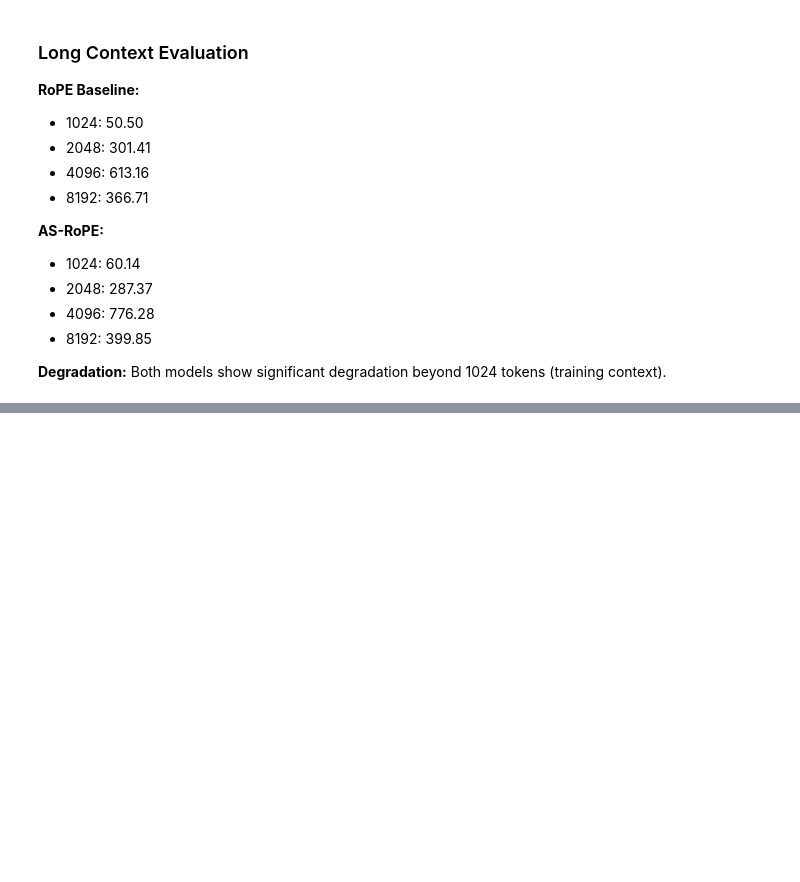
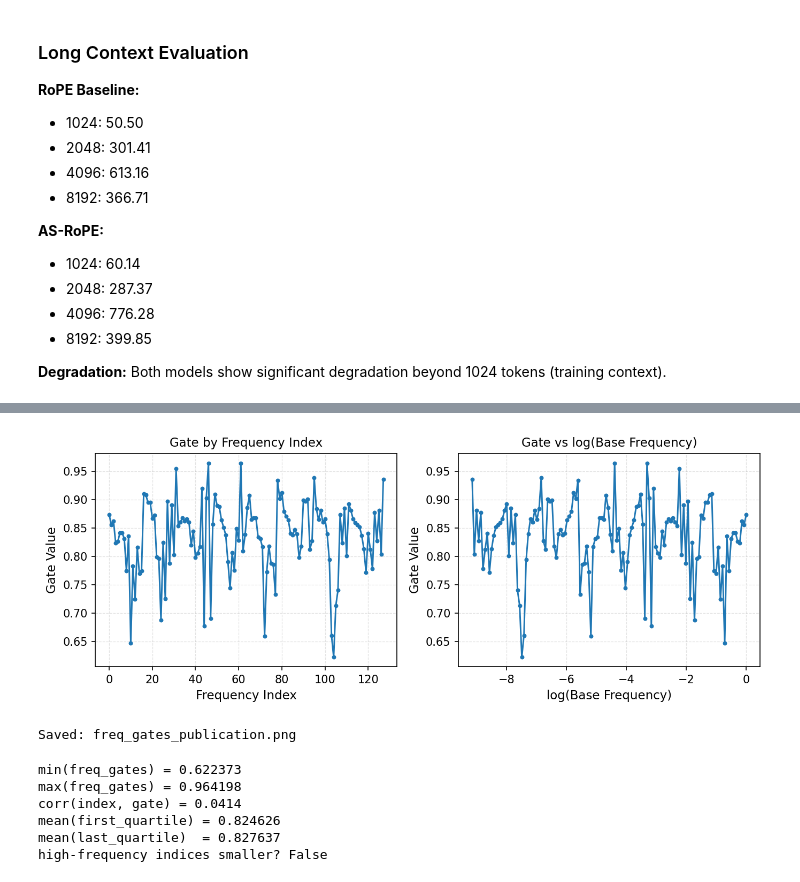
Before and after one commit to thenileshmishra/AS-RoPE, a Jupyter notebook: colab.ipynb, the cells around one changed output, grey strips where cells are left out. Cells and saved outputs as stored; diff of their text form; code cells hidden in the pictures; blank space fills up the shorter version.

```diff
--- a/colab.ipynb
+++ b/colab.ipynb
@@ -189,0 +216,76 @@ max(freq_gates)= 1.0690797567367554
+# %%
+import numpy as np
+import matplotlib.pyplot as plt
+
+if 'freq_gates' not in globals():
+    raise NameError("freq_gates tensor not found. Run Cell 9 first.")
+
+gates = freq_gates.detach().float().cpu().numpy()
+n_freq = gates.shape[0]
+d_model = n_freq * 2
+idx = np.arange(n_freq, dtype=np.float64)
+base_freq = 1.0 / (10000.0 ** ((2.0 * idx) / d_model))
+
+plt.rcParams.update({
+    "font.size": 10,
+    "axes.labelsize": 11,
+    "axes.titlesize": 11,
+    "legend.fontsize": 9,
+})
+
+fig, axes = plt.subplots(1, 2, figsize=(9.2, 3.6), dpi=150)
+
+axes[0].plot(idx, gates, marker="o", markersize=2.8, linewidth=1.4)
+axes[0].set_xlabel("Frequency Index")
+axes[0].set_ylabel("Gate Value")
+axes[0].set_title("Gate by Frequency Index")
+axes[0].grid(True, linestyle="--", linewidth=0.6, alpha=0.35)
+
+axes[1].plot(np.log(base_freq), gates, marker="o", markersize=2.8, linewidth=1.4)
+axes[1].set_xlabel("log(Base Frequency)")
+axes[1].set_ylabel("Gate Value")
+axes[1].set_title("Gate vs log(Base Frequency)")
+axes[1].grid(True, linestyle="--", linewidth=0.6, alpha=0.35)
+
+fig.tight_layout()
+fig.savefig("freq_gates_publication.png", dpi=300, bbox_inches="tight")
+plt.show()
+
+print("Saved: freq_gates_publication.png")
+# %% [output]
+[figure, added]
+Saved: freq_gates_publication.png
+# %%
+import numpy as np
+import torch
+
+if 'freq_gates' not in globals():
+    raise NameError("freq_gates not found. Run Cell 9 first.")
+
+g = freq_gates.detach().float().cpu().numpy()
+idx = np.arange(g.shape[0], dtype=np.float64)
+
+min_val = float(g.min())
+max_val = float(g.max())
+
+# Trend check: correlation between index and gate value
+corr = float(np.corrcoef(idx, g)[0, 1])
+
+# Compare first/last quartile means
+q = max(1, g.shape[0] // 4)
+low_mean = float(g[:q].mean())
+high_mean = float(g[-q:].mean())
+
+print(f"min(freq_gates) = {min_val:.6f}")
+print(f"max(freq_gates) = {max_val:.6f}")
+print(f"corr(index, gate) = {corr:.4f}")
+print(f"mean(first_quartile) = {low_mean:.6f}")
+print(f"mean(last_quartile)  = {high_mean:.6f}")
+print("high-frequency indices smaller?", high_mean < low_mean)
+# %% [output]
+min(freq_gates) = 0.622373
+max(freq_gates) = 0.964198
+corr(index, gate) = 0.0414
+mean(first_quartile) = 0.824626
+mean(last_quartile)  = 0.827637
+high-frequency indices smaller? False
```
Also changed, not shown: parts of 9 cells of this notebook, 2 other files.
